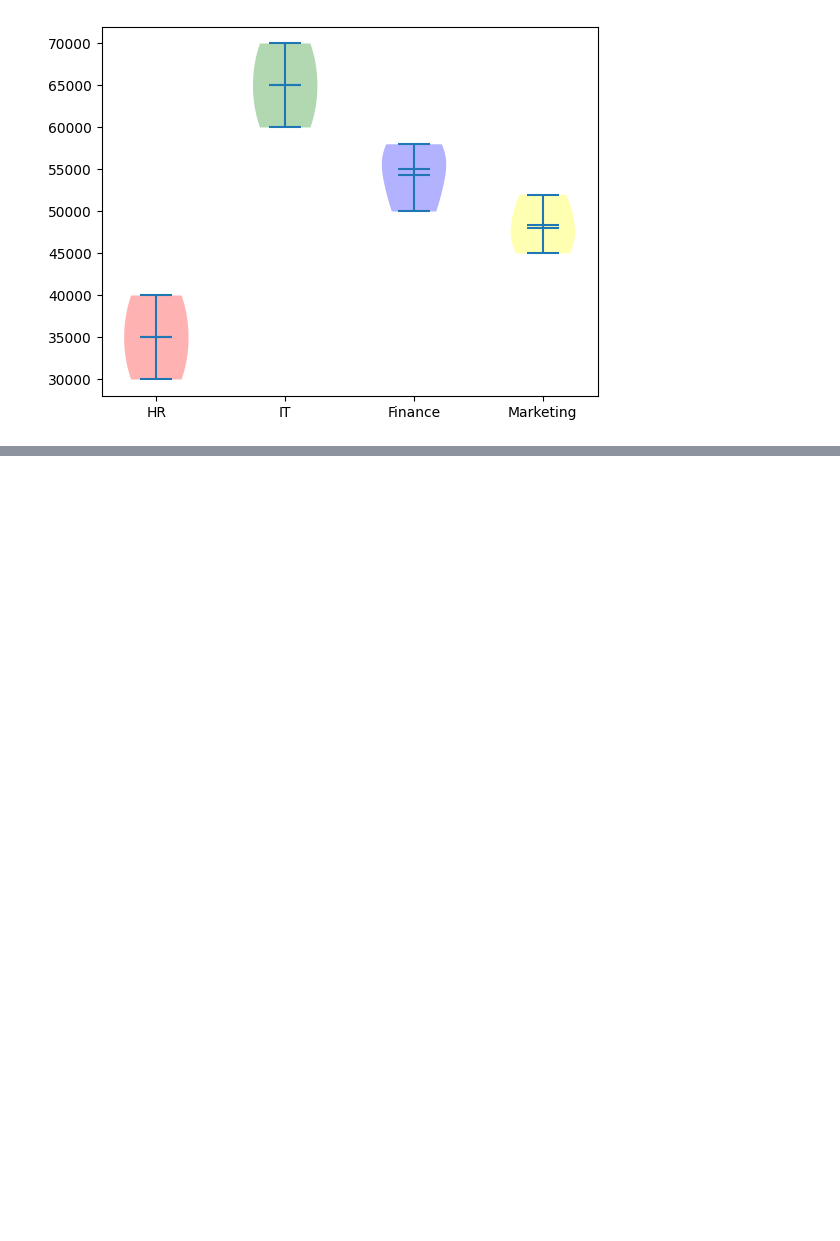
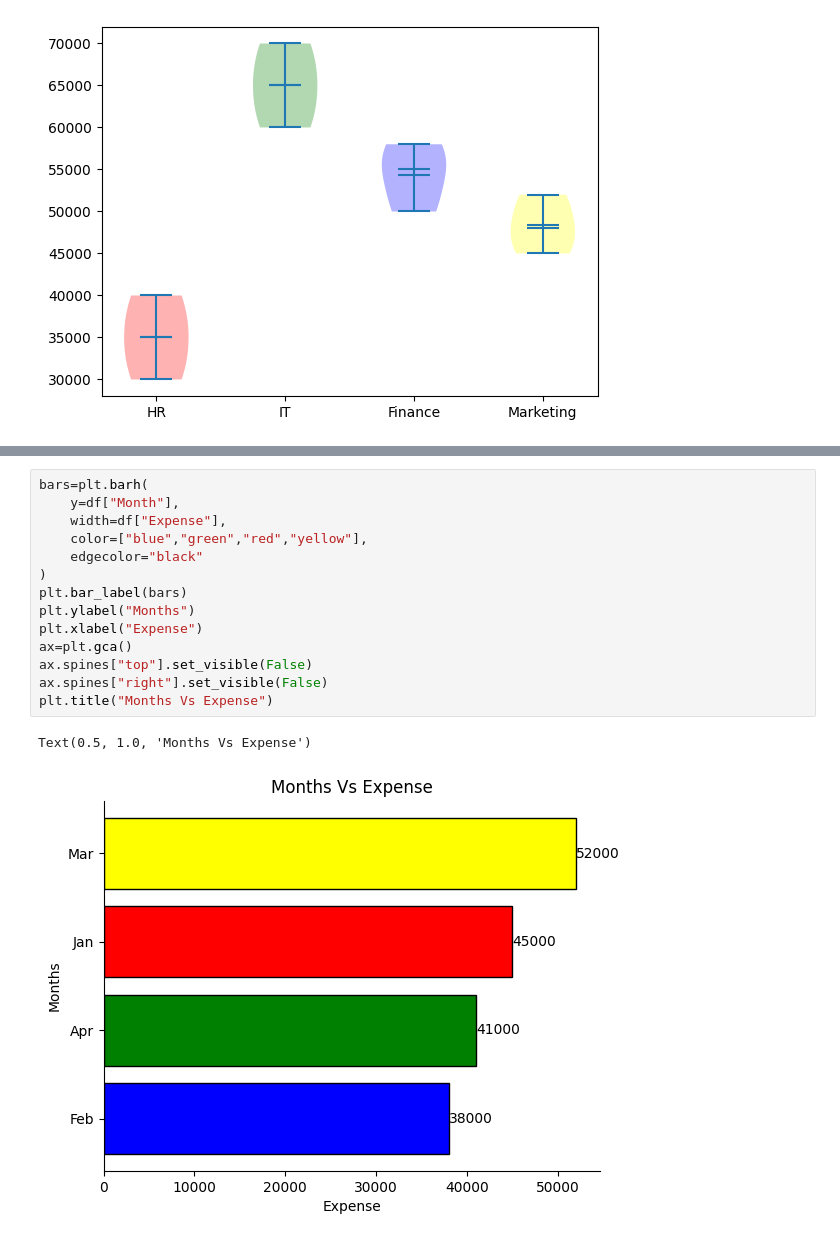
Before and after one commit to sagarnbeedi-analytics/data-analytics-portfolio, a Jupyter notebook: PYTHON/practicing_python_libraries/python_files/matplotlib.ipynb, the cells around one changed output, grey strips where cells are left out. Saved outputs shown, nothing was run; the diff lists cells and outputs as text; blank space fills up the shorter version.

```diff
--- a/PYTHON/practicing_python_libraries/python_files/matplotlib.ipynb
+++ b/PYTHON/practicing_python_libraries/python_files/matplotlib.ipynb
@@ -663,0 +793,17 @@ for body,c in zip(parts["bodies"],colors):
+# %%
+bars=plt.barh(
+    y=df["Month"],
+    width=df["Expense"],
+    color=["blue","green","red","yellow"],
+    edgecolor="black"
+)
+plt.bar_label(bars)
+plt.ylabel("Months")
+plt.xlabel("Expense")
+ax=plt.gca()
+ax.spines["top"].set_visible(False)
+ax.spines["right"].set_visible(False)
+plt.title("Months Vs Expense")
+# %% [output]
+Text(0.5, 1.0, 'Months Vs Expense')
+[figure, added]
```
Also changed, not shown: parts of 29 cells of this notebook, 2 other files.
